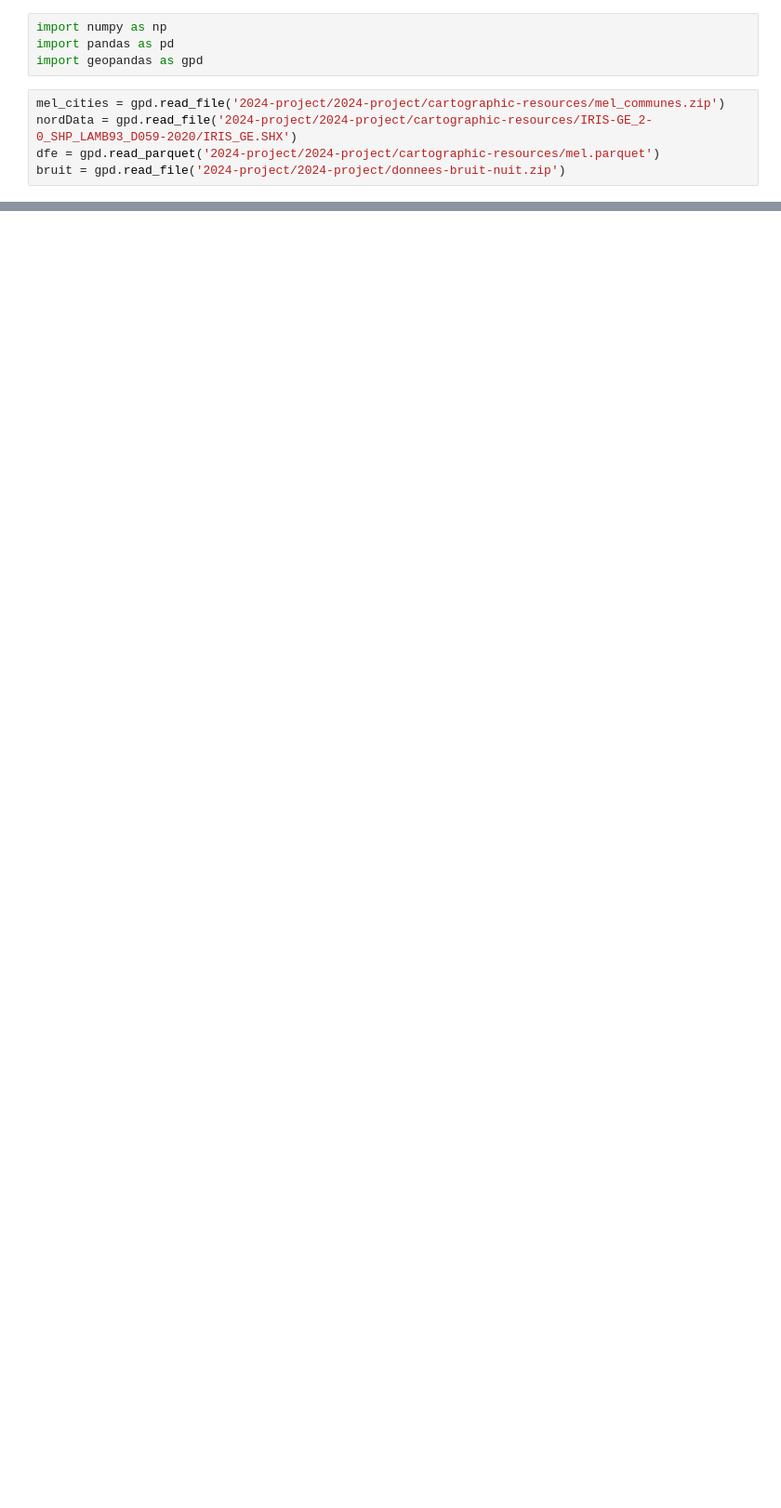
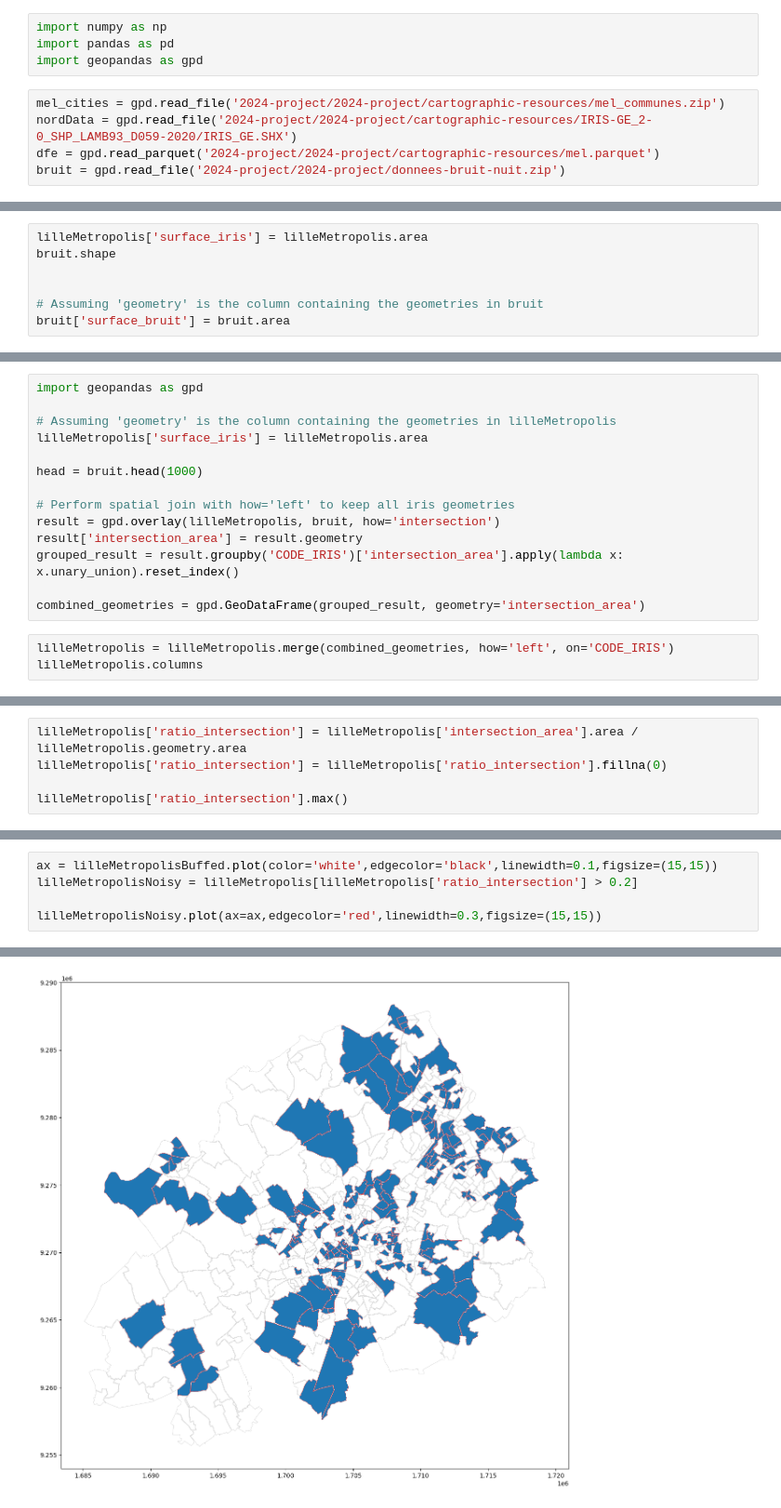
Before and after one commit to nvengeon/DataAnalysis, a Jupyter notebook: bruit.ipynb, the cells around one changed output, grey strips where cells are left out. Shown at 93% size. Cells and saved outputs as stored; diff of their text form; blank space fills up the shorter version.

```diff
--- a/bruit.ipynb
+++ b/bruit.ipynb
@@ -86,0 +23,7 @@ Index(['IRIS', 'REG', 'DEP', 'UU2010', 'COM', 'LIBCOM', 'TRIRIS', 'GRD_QUART',
+# %%
+lilleMetropolis['surface_iris'] = lilleMetropolis.area
+bruit.shape
+
+
+# Assuming 'geometry' is the column containing the geometries in bruit
+bruit['surface_bruit'] = bruit.area
@@ -86,0 +36,17 @@ Index(['IRIS', 'REG', 'DEP', 'UU2010', 'COM', 'LIBCOM', 'TRIRIS', 'GRD_QUART',
+# %%
+import geopandas as gpd
+
+# Assuming 'geometry' is the column containing the geometries in lilleMetropolis
+lilleMetropolis['surface_iris'] = lilleMetropolis.area
+
+head = bruit.head(1000)
+
+# Perform spatial join with how='left' to keep all iris geometries
+result = gpd.overlay(lilleMetropolis, bruit, how='intersection')
+result['intersection_area'] = result.geometry
+grouped_result = result.groupby('CODE_IRIS')['intersection_area'].apply(lambda x: x.unary_union).reset_index()
+
+combined_geometries = gpd.GeoDataFrame(grouped_result, geometry='intersection_area')
+# %%
+lilleMetropolis = lilleMetropolis.merge(combined_geometries, how='left', on='CODE_IRIS')
+lilleMetropolis.columns
@@ -86,0 +57,5 @@ Index(['IRIS', 'REG', 'DEP', 'UU2010', 'COM', 'LIBCOM', 'TRIRIS', 'GRD_QUART',
+# %%
+lilleMetropolis['ratio_intersection'] = lilleMetropolis['intersection_area'].area / lilleMetropolis.geometry.area
+lilleMetropolis['ratio_intersection'] = lilleMetropolis['ratio_intersection'].fillna(0)
+
+lilleMetropolis['ratio_intersection'].max()
@@ -86,0 +89,6 @@ Index(['IRIS', 'REG', 'DEP', 'UU2010', 'COM', 'LIBCOM', 'TRIRIS', 'GRD_QUART',
+# %%
+ax = lilleMetropolisBuffed.plot(color='white',edgecolor='black',linewidth=0.1,figsize=(15,15))
+lilleMetropolisNoisy = lilleMetropolis[lilleMetropolis['ratio_intersection'] > 0.2]
+
+lilleMetropolisNoisy.plot(ax=ax,edgecolor='red',linewidth=0.3,figsize=(15,15))
+# %% [output]
@@ -86,0 +96 @@ Index(['IRIS', 'REG', 'DEP', 'UU2010', 'COM', 'LIBCOM', 'TRIRIS', 'GRD_QUART',
+[figure, added]
```
Also changed, not shown: parts of 18 cells of this notebook.
